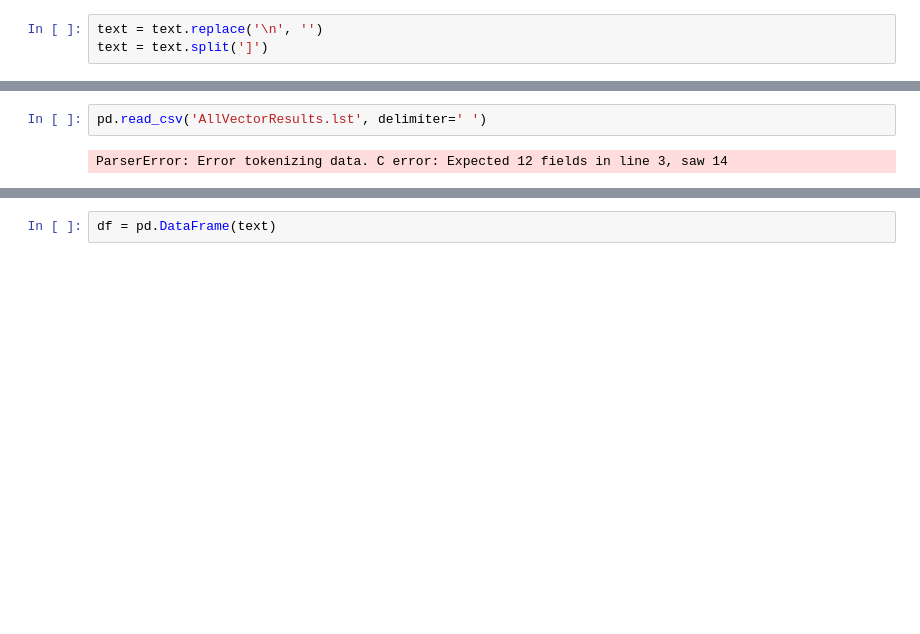
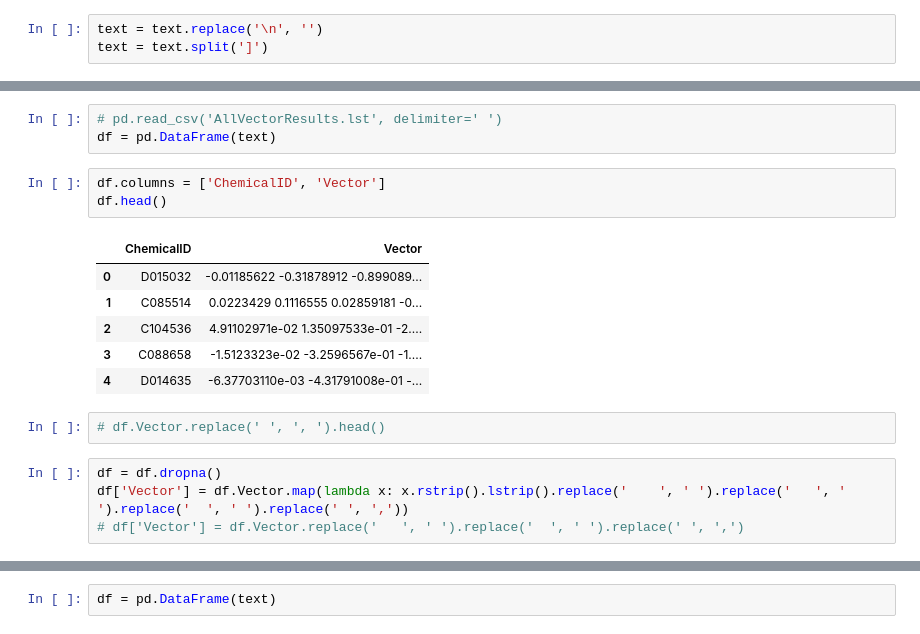
Before and after one commit to colemai/msc-thesis, a Jupyter notebook: opa/opa-nn.ipynb, the cells around one changed output, grey strips where cells are left out. Drawn from its saved outputs; the diff is of its cells as text; blank space fills up the shorter version.

```diff
--- a/opa/opa-nn.ipynb
+++ b/opa/opa-nn.ipynb
@@ -22,4 +30,19 @@ text = text.split(']')
 # %%
-pd.read_csv('AllVectorResults.lst', delimiter=' ')
+# pd.read_csv('AllVectorResults.lst', delimiter=' ')
+df = pd.DataFrame(text)
-# %% [output]
-ParserError: Error tokenizing data. C error: Expected 12 fields in line 3, saw 14
+# %%
+df.columns = ['ChemicalID', 'Vector']
+df.head()
+# %% [output]
+|  | ChemicalID | Vector |
+| 0 | D015032 | -0.01185622 -0.31878912 -0.899089... |
+| 1 | C085514 | 0.0223429 0.1116555 0.02859181 -0... |
+| 2 | C104536 | 4.91102971e-02 1.35097533e-01 -2.... |
+| 3 | C088658 | -1.5123323e-02 -3.2596567e-01 -1.... |
+| 4 | D014635 | -6.37703110e-03 -4.31791008e-01 -... |
+# %%
+# df.Vector.replace(' ', ', ').head()
+# %%
+df = df.dropna()
+df['Vector'] = df.Vector.map(lambda x: x.rstrip().lstrip().replace('    ', ' ').replace('   ', ' ').replace('  ', ' ').replace(' ', ','))
+# df['Vector'] = df.Vector.replace('   ', ' ').replace('  ', ' ').replace(' ', ',')
```
Also changed, not shown: parts of 5 cells of this notebook.
